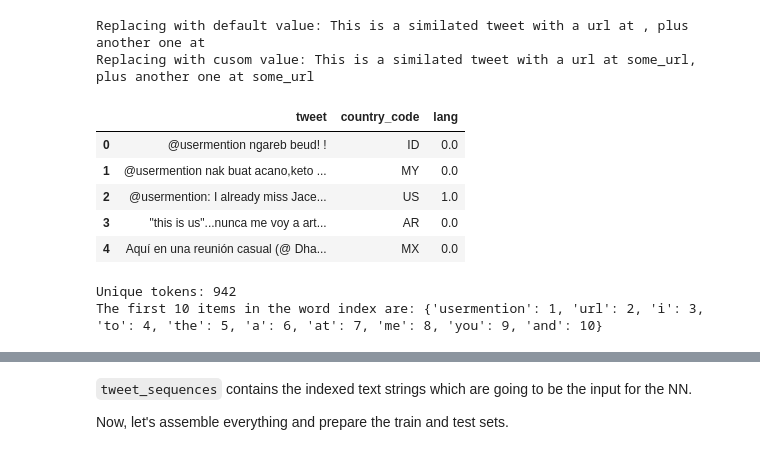
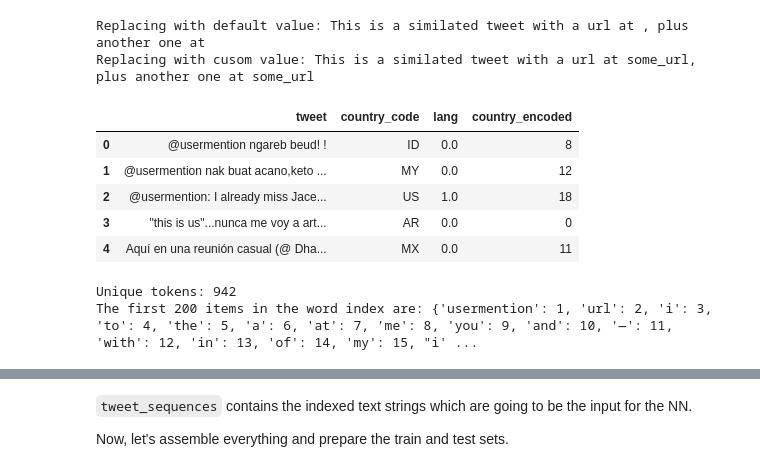
Before and after one commit to Ohtar10/wtsp, a Jupyter notebook: notebooks/jupyter/tweet-language-classification.ipynb, the cells around one changed output, grey strips where cells are left out. Cells and saved outputs as stored; diff of their text form; code cells hidden in the pictures.

```diff
--- a/notebooks/jupyter/tweet-language-classification.ipynb
+++ b/notebooks/jupyter/tweet-language-classification.ipynb
@@ -67,3 +67,5 @@ from sklearn.preprocessing import LabelEncoder
 
 country_encoder = LabelEncoder()
 country_encoded = country_encoder.fit_transform(tweets.country_code.values).reshape(-1, 1)
+tweets['country_encoded'] = country_encoded
+tweets.head(10)
@@ -119,15 +156,15 @@ print(f"Replacing with cusom value: {replace_url(test, 'some_url')}")
 Replacing with default value: This is a similated tweet with a url at , plus another one at
 Replacing with cusom value: This is a similated tweet with a url at some_url, plus another one at some_url
 # %%
-tweets.tweet = tweets.tweet.apply(lambda t: replace_url(t, "<url>"))
+tweets.tweet = tweets.tweet.apply(lambda t: replace_url(t, "sharedurl"))
 tweets.head()
 # %% [output]
-|  | tweet | country_code | lang |
-| 0 | @usermention ngareb beud! ! | ID | 0.0 |
-| 1 | @usermention nak buat acano,keto ... | MY | 0.0 |
-| 2 | @usermention: I already miss Jace... | US | 1.0 |
-| 3 | "this is us"...nunca me voy a art... | AR | 0.0 |
-| 4 | Aquí en una reunión casual (@ Dha... | MX | 0.0 |
+|  | tweet | country_code | lang | country_encoded |
+| 0 | @usermention ngareb beud! ! | ID | 0.0 | 8 |
+| 1 | @usermention nak buat acano,keto ... | MY | 0.0 | 12 |
+| 2 | @usermention: I already miss Jace... | US | 1.0 | 18 |
+| 3 | "this is us"...nunca me voy a art... | AR | 0.0 | 0 |
+| 4 | Aquí en una reunión casual (@ Dha... | MX | 0.0 | 11 |
 # %%
 from keras.preprocessing.text import Tokenizer
 
@@ -135,8 +172,9 @@ words = 1000
 tokenizer = Tokenizer(num_words=1000)
 tokenizer.fit_on_texts(tweets.tweet)
 print(f"Unique tokens: {len(tokenizer.word_index)}")
-first10 = {k:tokenizer.word_index[k] for k in list(tokenizer.word_index)[:10]}
-print(f"The first 10 items in the word index are: {first10}")
+n = 200
+firstn = {k:tokenizer.word_index[k] for k in list(tokenizer.word_index)[:n]}
+print(f"The first {n} items in the word index are: {firstn}")
 # %% [output]
 Unique tokens: 942
-The first 10 items in the word index are: {'usermention': 1, 'url': 2, 'i': 3, 'to': 4, 'the': 5, 'a': 6, 'at': 7, 'me': 8, 'you': 9, 'and': 10}
+The first 200 items in the word index are: {'usermention': 1, 'url': 2, 'i': 3, 'to': 4, 'the': 5, 'a': 6, 'at': 7, 'me': 8, 'you': 9, 'and': 10, '—': 11, 'with': 12, 'in': 13, 'of': 14, 'my': 15, "i' ...
```
Also changed, not shown: parts of 13 cells of this notebook, 1 other file.
